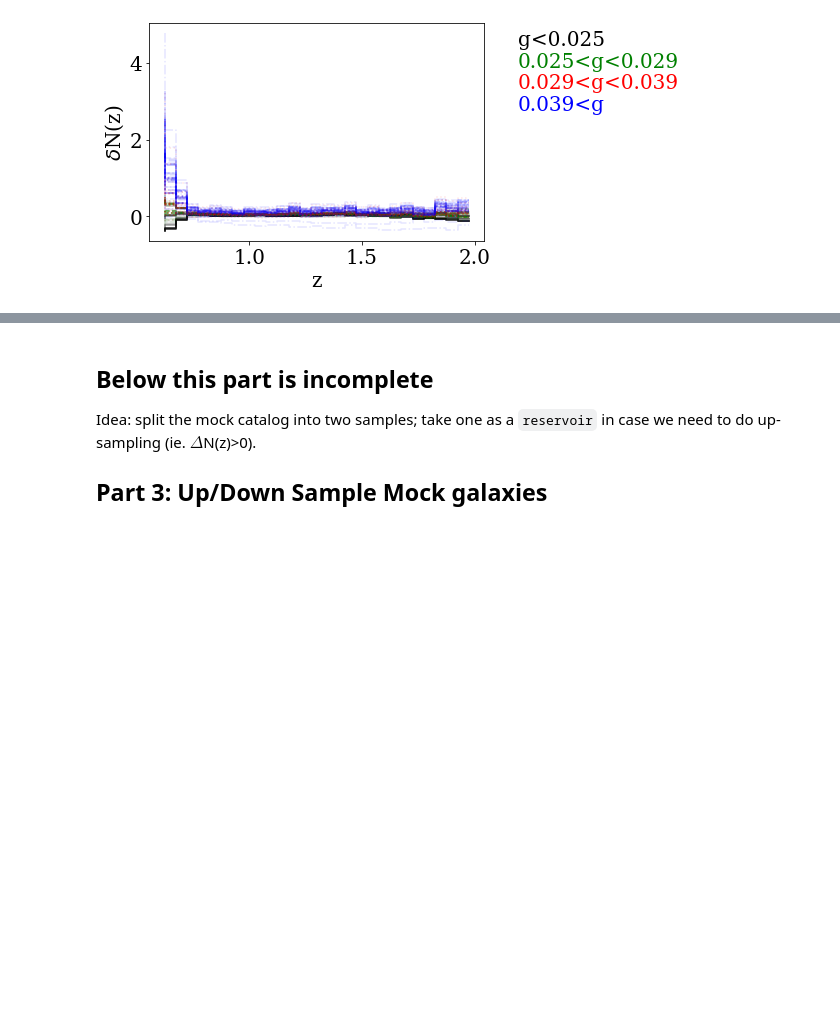
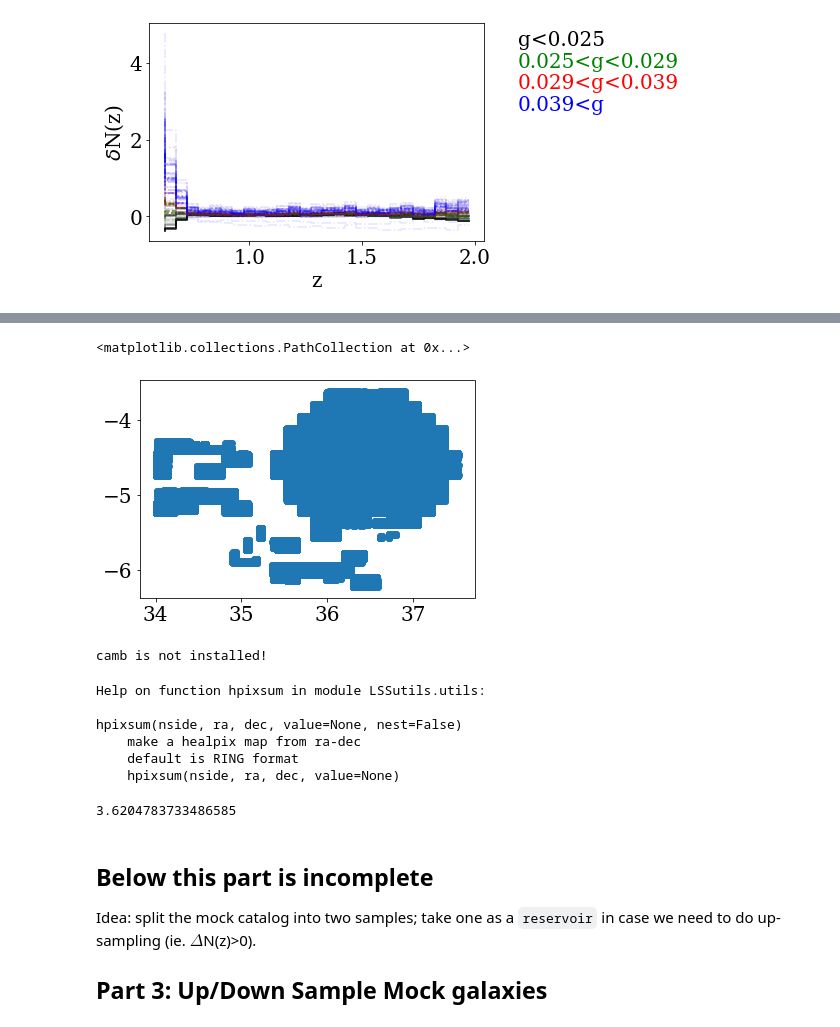
Before and after one commit to mehdirezaie/LSS, a Jupyter notebook: Sandbox/nzDECALS.ipynb, the cells around one changed output, grey strips where cells are left out. Drawn from its saved outputs; the diff is of its cells as text; code cells hidden in the pictures; blank space fills up the shorter version.

```diff
--- a/Sandbox/nzDECALS.ipynb
+++ b/Sandbox/nzDECALS.ipynb
@@ -424,0 +468,3 @@ ax.set(ylabel=r'$\delta$N(z)', xlabel='z')
+# %%
+truth = fitsio.read(truthf)
+truth
@@ -424,0 +480,20 @@ ax.set(ylabel=r'$\delta$N(z)', xlabel='z')
+# %%
+plt.scatter(truth['ra'], truth['dec'])
+# %% [output]
+<matplotlib.collections.PathCollection at 0x...>
+[figure, added]
+# %%
+import sys
+sys.path.append('/home/mehdi/github/LSSutils')
+from LSSutils.utils import hpixsum
+# %% [output]
+camb is not installed!
+# %%
+help(hpixsum)
+# %% [output]
+Help on function hpixsum in module LSSutils.utils:
+
+hpixsum(nside, ra, dec, value=None, nest=False)
+    make a healpix map from ra-dec
+    default is RING format
+    hpixsum(nside, ra, dec, value=None)
@@ -425,3 +502,7 @@ ax.set(ylabel=r'$\delta$N(z)', xlabel='z')
+# %%
+(tmap>0.0).sum()*hp.nside2pixarea(4096, degrees=True)
+# %% [output]
+3.6204783733486585
 # %% [markdown]
 ## Below this part is incomplete
 Idea: split the mock catalog into two samples; take one as a `reservoir` in case we need to do up-sampling (ie. $\Delta$N(z)>0).
```
Also changed, not shown: parts of 7 cells of this notebook, 1 other file.
